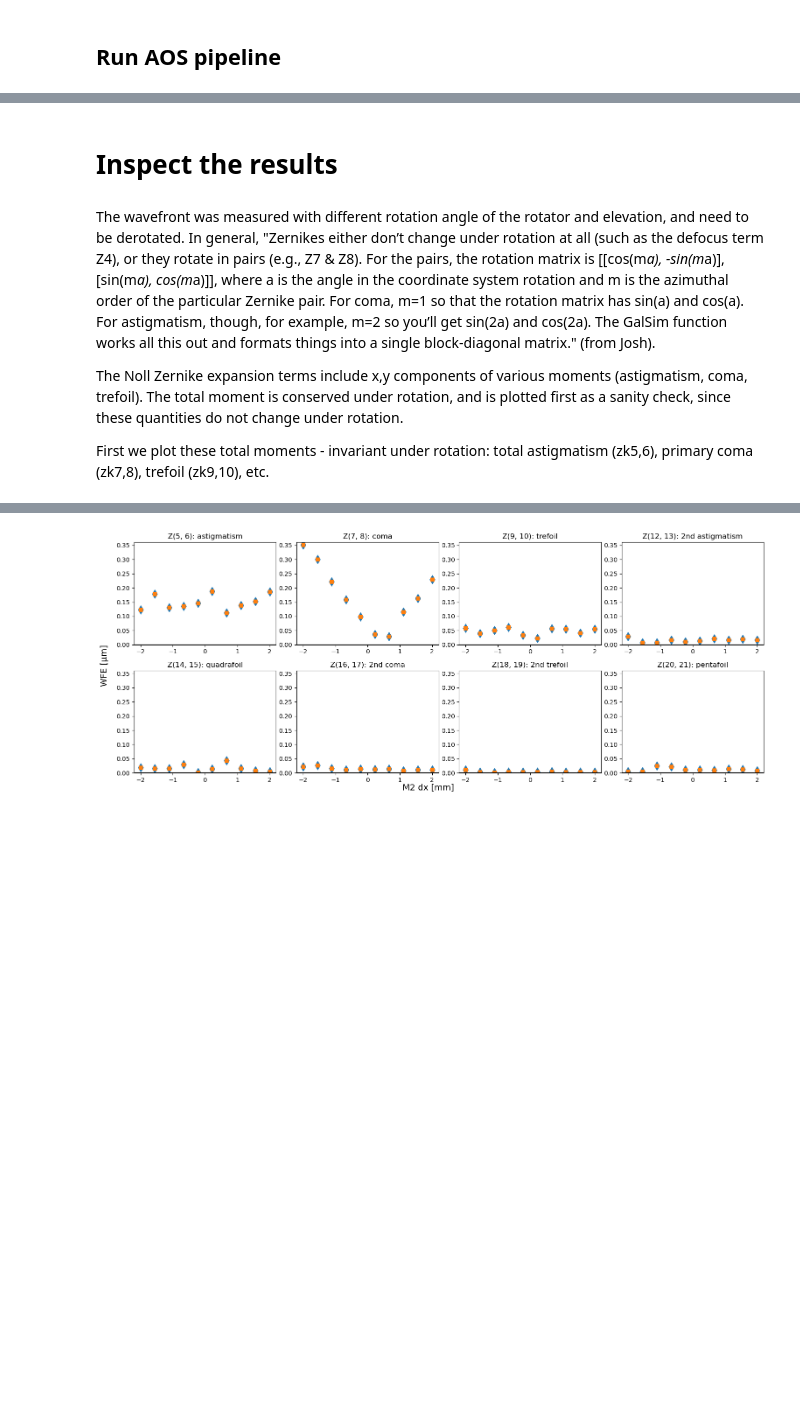
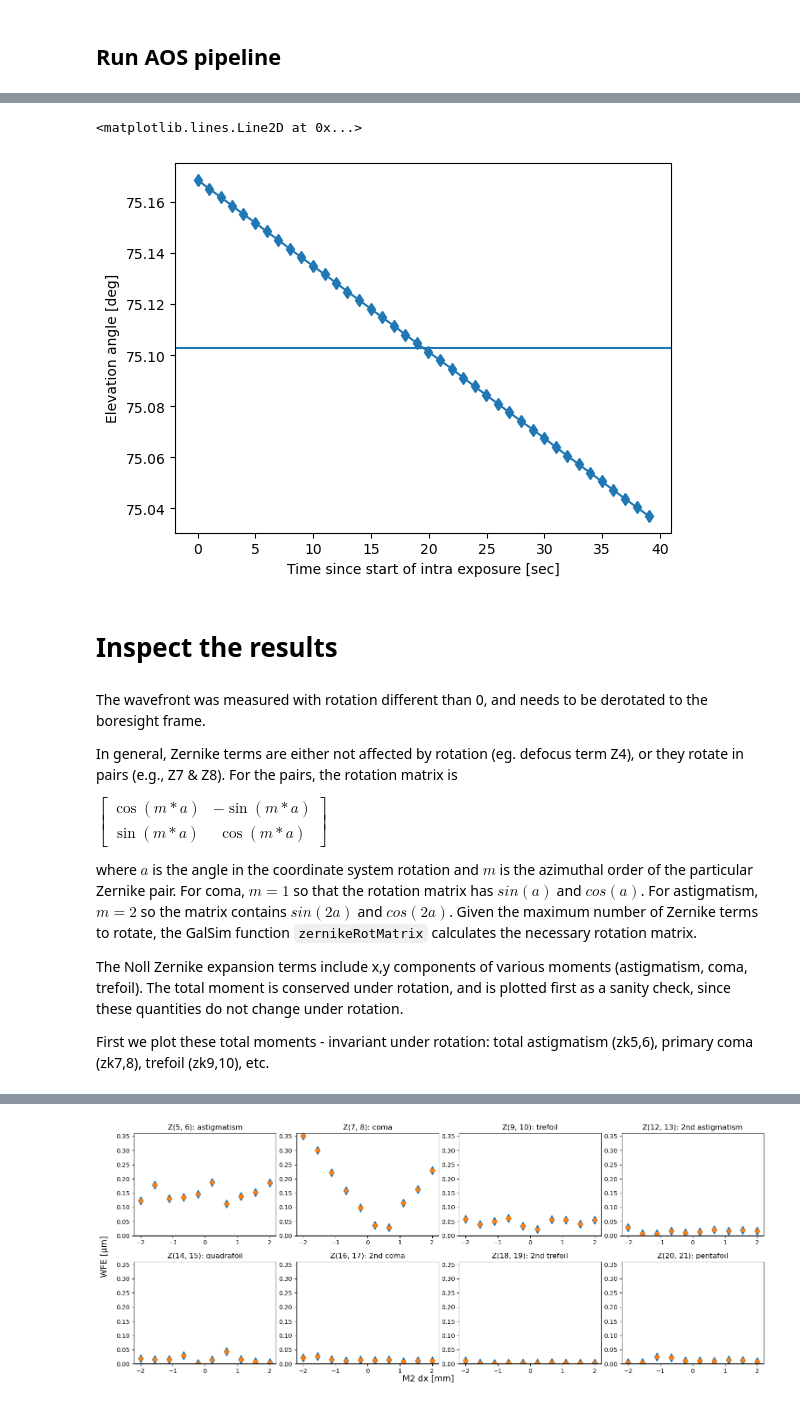
Before and after one commit to lsst-sitcom/sitcomtn-072, a Jupyter notebook: index.ipynb, the cells around one changed output, grey strips where cells are left out. Drawn from its saved outputs; the diff is of its cells as text; code cells hidden in the pictures; blank space fills up the shorter version.

```diff
--- a/index.ipynb
+++ b/index.ipynb
@@ -126,7 +294,26 @@ quanta = executor.run(True)
+# %%
+dt = azel['elevationCalculatedAngle99'].index - azel['elevationCalculatedAngle99'].index[0]
+dt_sec = np.array(dt.values.astype(float)) / 1e9
+plt.plot(dt_sec, azel['elevationCalculatedAngle99'].values, marker='d')
+plt.xlabel('Time since start of intra exposure [sec]')
+plt.ylabel('Elevation angle [deg]')
+plt.axhline(el)
+# %% [output]
+<matplotlib.lines.Line2D at 0x...>
+[figure, added]
 # %% [markdown]
 # Inspect the results
 # %% [markdown]
-The wavefront was measured with different rotation angle of the rotator and elevation, and need to be derotated. In general, "Zernikes either don’t change under rotation at all (such as the defocus term Z4), or they rotate in pairs (e.g., Z7 & Z8).  For the pairs, the rotation matrix is [[cos(m*a), -sin(m*a)], [sin(m*a), cos(m*a)]], where a is the angle in the coordinate system rotation and m is the azimuthal order of the particular Zernike pair.  For coma, m=1 so that the rotation matrix has sin(a) and cos(a).  For astigmatism, though, for example, m=2 so you’ll get sin(2a) and cos(2a).  The GalSim function  works all this out and formats things into a single block-diagonal matrix." (from Josh).
+The wavefront was measured with rotation  different than 0, and needs to be derotated to the boresight frame.
+
+In general, Zernike terms are either not affected by rotation (eg. defocus term Z4), or they rotate in pairs  (e.g., Z7 & Z8).  For the pairs, the rotation matrix is
+
+$\begin{bmatrix}
+\cos(m*a) & -\sin(m*a) \\
+\sin(m*a) & \cos(m*a)
+\end{bmatrix}$
+
+where $a$ is the angle in the coordinate system rotation and $m$ is the azimuthal order of the particular Zernike pair.  For coma, $m=1$ so that the rotation matrix has $sin(a)$ and $cos(a)$. For astigmatism, $m=2$ so the matrix contains $sin(2a)$ and $cos(2a)$. Given the maximum number of Zernike terms to rotate, the GalSim function `zernikeRotMatrix` calculates the necessary rotation matrix.
 
 
 The Noll Zernike expansion terms include x,y components of various moments (astigmatism, coma, trefoil). The total moment is conserved under rotation, and is plotted first as a sanity check, since these quantities do not change under rotation.
```
Also changed, not shown: parts of 51 cells of this notebook.
